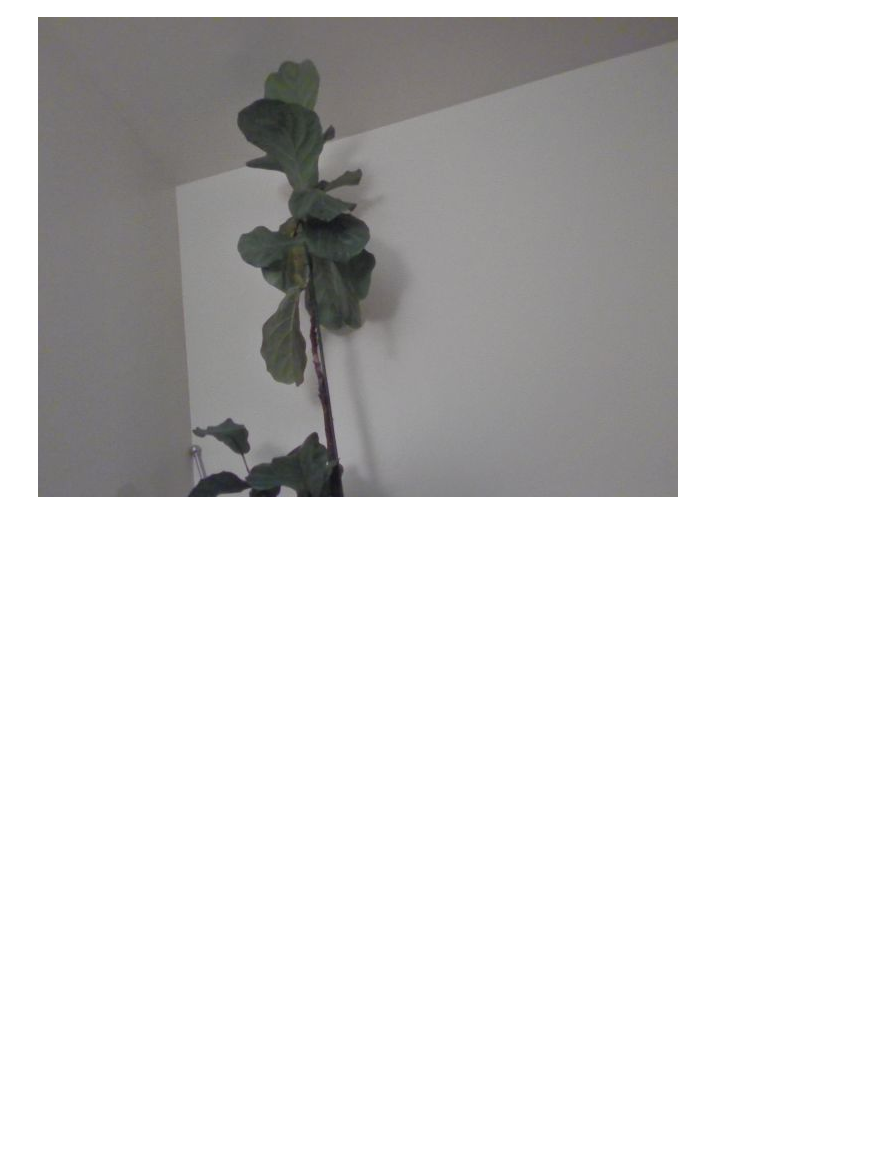
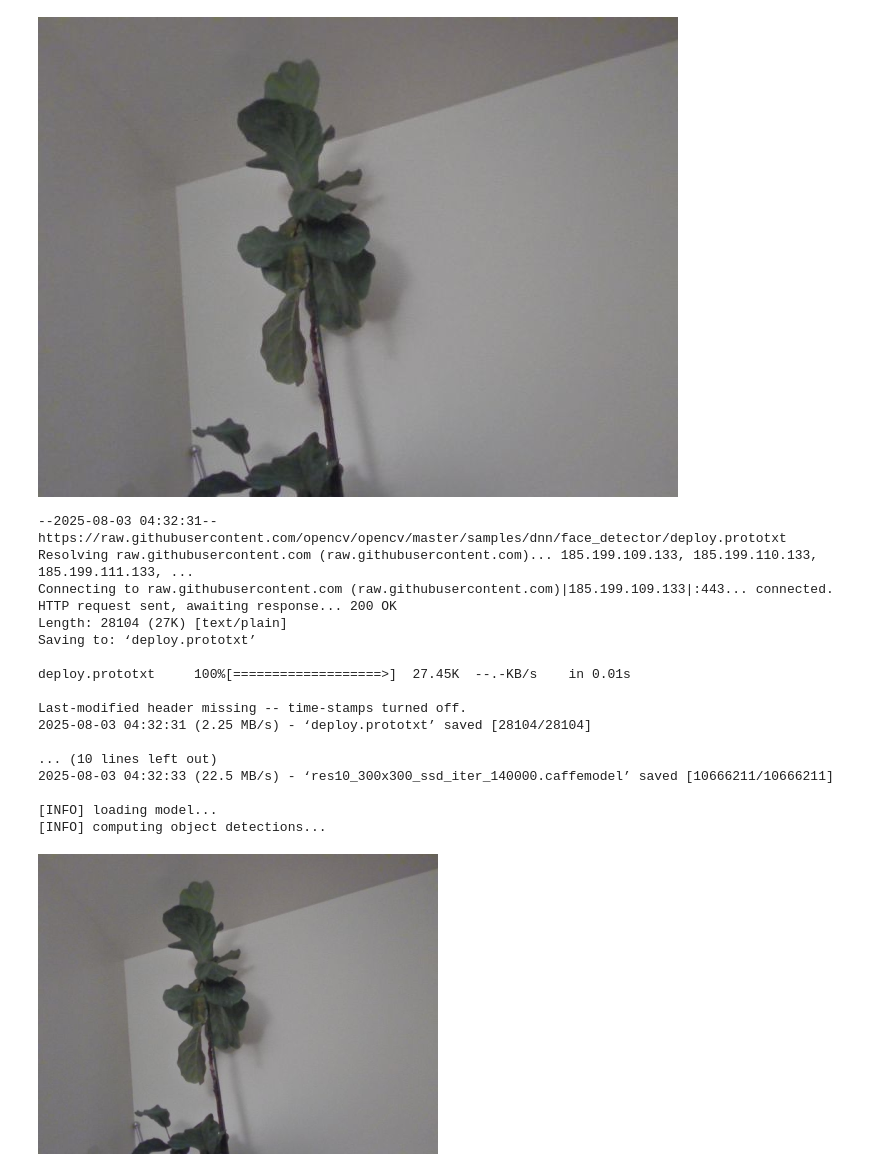
Before and after one commit to celina-velazquez/ADS-504, a Jupyter notebook: Assignment_6.ipynb, the cells around one changed output. Saved outputs shown, nothing was run; the diff lists cells and outputs as text; code cells hidden in the pictures; blank space fills up the shorter version.

```diff
--- a/Assignment_6.ipynb
+++ b/Assignment_6.ipynb
@@ -60,3 +60,63 @@ except Exception as err:
 [interactive output not drawn]
 Saved to photo.jpg
 [figure]
+# %%
+import cv2
+import numpy as np
+import imutils
+from google.colab.patches import cv2_imshow
+
+!wget -N https://raw.githubusercontent.com/opencv/opencv/master/samples/dnn/face_detector/deploy.prototxt
+!wget -N https://raw.githubusercontent.com/opencv/opencv_3rdparty/dnn_samples_face_detector_20170830/res10_300x300_ssd_iter_140000.caffemodel
+
+print("[INFO] loading model...")
+prototxt = 'deploy.prototxt'
+model = 'res10_300x300_ssd_iter_140000.caffemodel'
+net = cv2.dnn.readNetFromCaffe(prototxt, model)
+
+image = cv2.imread("photo.jpg")
+(h, w) = image.shape[:2]
+# resize it to have a maximum width of 400 pixels
+image = imutils.resize(image, width=400)
+blob = cv2.dnn.blobFromImage(cv2.resize(image, (300, 300)), 1.0, (300, 300), (104.0, 177.0, 123.0))
+
+print("[INFO] computing object detections...")
+net.setInput(blob)
+detections = net.forward()
+
+for i in range(0, detections.shape[2]):
+    # extract the confidence (i.e., probability) associated with the prediction
+    confidence = detections[0, 0, i, 2]
+    # filter out weak detections by ensuring the `confidence` is
+    # greater than the minimum confidence threshold
+    if confidence > 0.5:
+        # compute the (x, y)-coordinates of the bounding box for the object
+        box = detections[0, 0, i, 3:7] * np.array([w, h, w, h])
+        (startX, startY, endX, endY) = box.astype("int")
+        # draw the bounding box of the face along with the associated probability
+        text = "{:.2f}%".format(confidence * 100)
+        y = startY - 10 if startY - 10 > 10 else startY + 10
+        cv2.rectangle(image, (startX, startY), (endX, endY), (0, 0, 255), 2)
+        cv2.putText(image, text, (startX, y),
+                    cv2.FONT_HERSHEY_SIMPLEX, 0.45, (0, 0, 255), 2)
+
+cv2_imshow(image)
+# %% [output]
+--2025-08-03 04:32:31--  https://raw.githubusercontent.com/opencv/opencv/master/samples/dnn/face_detector/deploy.prototxt
+Resolving raw.githubusercontent.com (raw.githubusercontent.com)... 185.199.109.133, 185.199.110.133, 185.199.111.133, ...
+Connecting to raw.githubusercontent.com (raw.githubusercontent.com)|185.199.109.133|:443... connected.
+HTTP request sent, awaiting response... 200 OK
+Length: 28104 (27K) [text/plain]
+Saving to: ‘deploy.prototxt’
+
+deploy.prototxt     100%[===================>]  27.45K  --.-KB/s    in 0.01s
+
+Last-modified header missing -- time-stamps turned off.
+2025-08-03 04:32:31 (2.25 MB/s) - ‘deploy.prototxt’ saved [28104/28104]
+
+... (10 lines left out)
+2025-08-03 04:32:33 (22.5 MB/s) - ‘res10_300x300_ssd_iter_140000.caffemodel’ saved [10666211/10666211]
+
+[INFO] loading model...
+[INFO] computing object detections...
+[figure, added]
```
